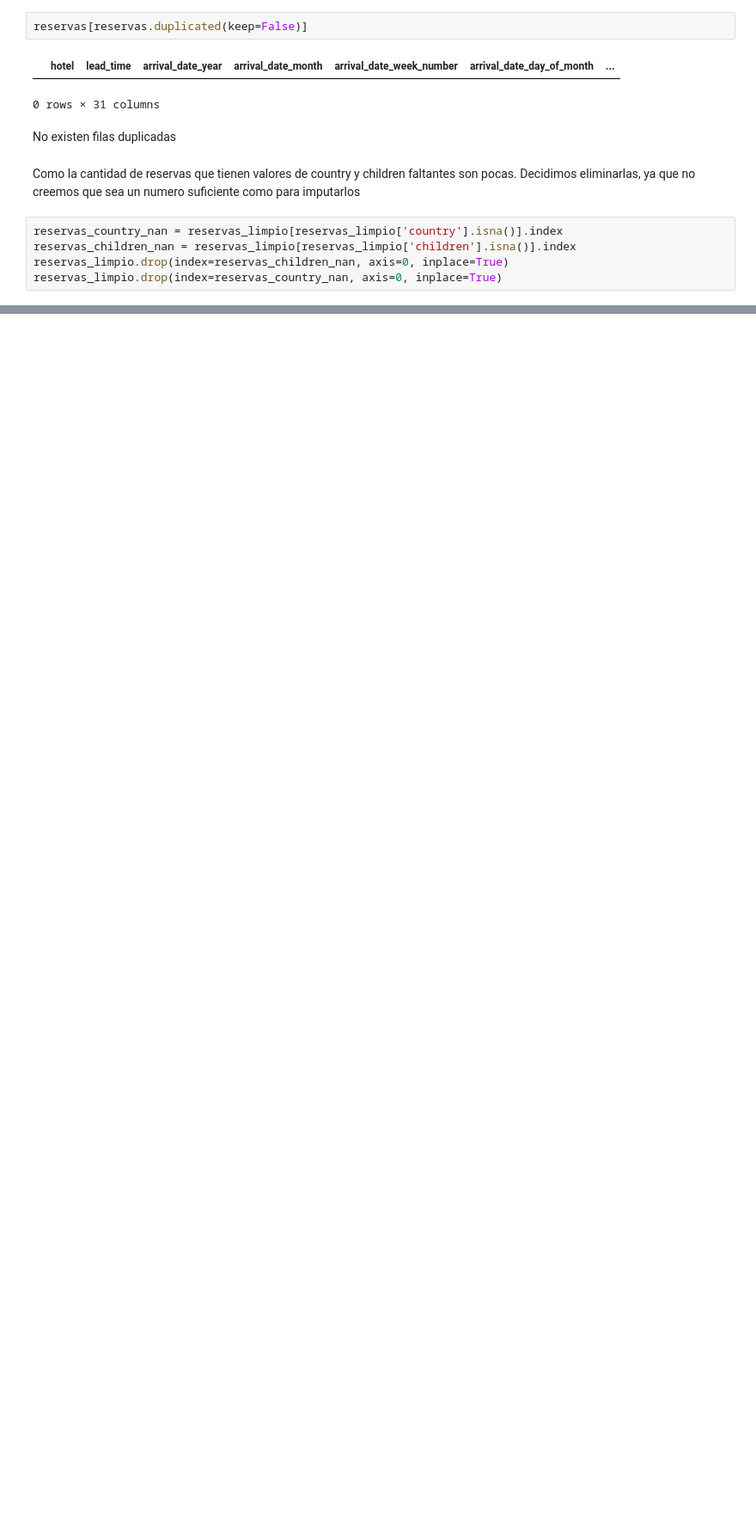
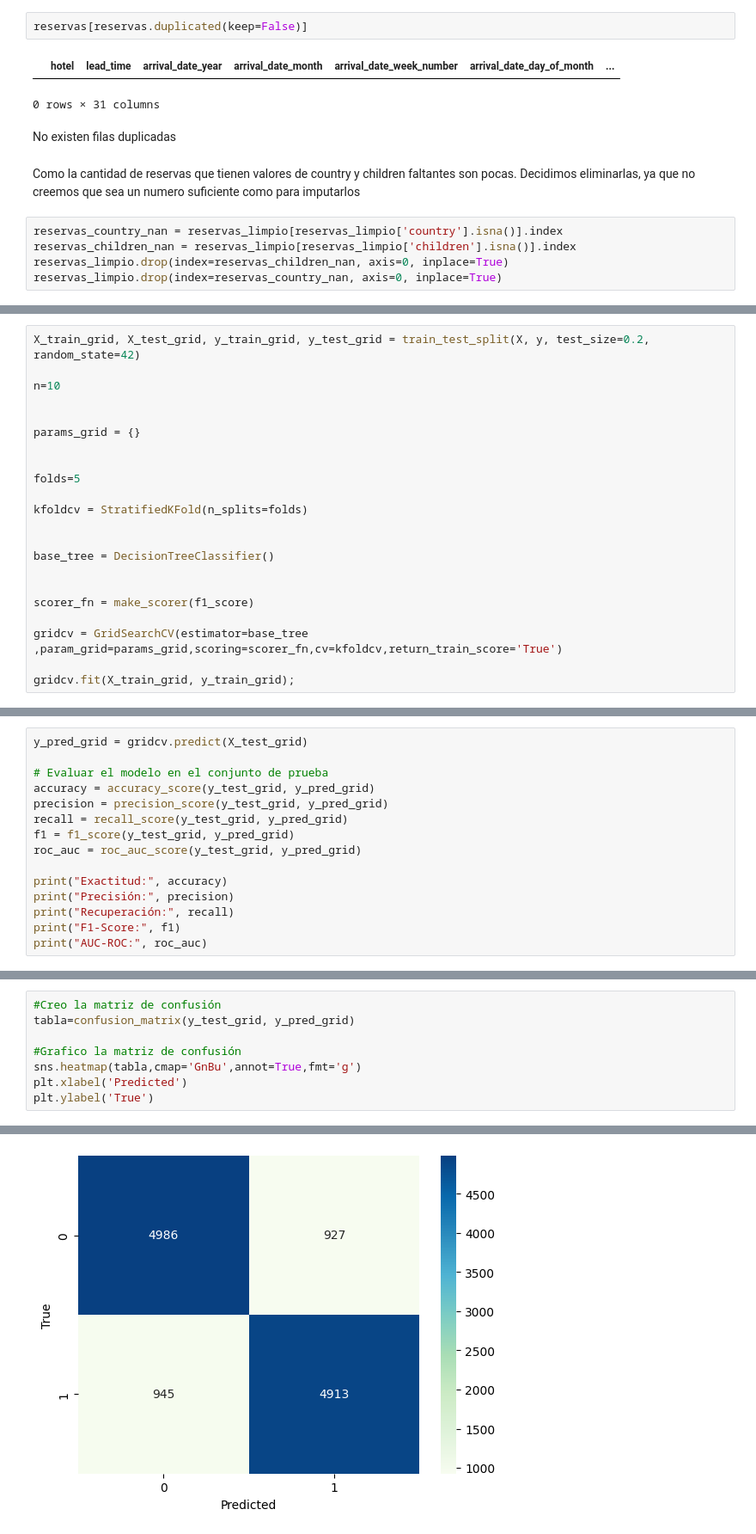
Before and after one commit to franmazzaro/7506R-2C2023-GRUPO39, a Jupyter notebook: 7506R_TP1_GRUPO39_CHP1_ENTREGA.ipynb, the cells around one changed output, grey strips where cells are left out. Shown at 86% size. Cells and saved outputs as stored; diff of their text form; blank space fills up the shorter version.

```diff
--- a/7506R_TP1_GRUPO39_CHP1_ENTREGA.ipynb
+++ b/7506R_TP1_GRUPO39_CHP1_ENTREGA.ipynb
@@ -1244,0 +1386,22 @@ reservas_limpio.drop(index=reservas_country_nan, axis=0, inplace=True)
+# %%
+X_train_grid, X_test_grid, y_train_grid, y_test_grid = train_test_split(X, y, test_size=0.2, random_state=42)
+
+n=10
+
+
+params_grid = {}
+
+
+folds=5
+
+kfoldcv = StratifiedKFold(n_splits=folds)
+
+
+base_tree = DecisionTreeClassifier()
+
+
+scorer_fn = make_scorer(f1_score)
+
+gridcv = GridSearchCV(estimator=base_tree ,param_grid=params_grid,scoring=scorer_fn,cv=kfoldcv,return_train_score='True')
+
+gridcv.fit(X_train_grid, y_train_grid);
@@ -1244,0 +1419,15 @@ reservas_limpio.drop(index=reservas_country_nan, axis=0, inplace=True)
+# %%
+y_pred_grid = gridcv.predict(X_test_grid)
+
+# Evaluar el modelo en el conjunto de prueba
+accuracy = accuracy_score(y_test_grid, y_pred_grid)
+precision = precision_score(y_test_grid, y_pred_grid)
+recall = recall_score(y_test_grid, y_pred_grid)
+f1 = f1_score(y_test_grid, y_pred_grid)
+roc_auc = roc_auc_score(y_test_grid, y_pred_grid)
+
+print("Exactitud:", accuracy)
+print("Precisión:", precision)
+print("Recuperación:", recall)
+print("F1-Score:", f1)
+print("AUC-ROC:", roc_auc)
@@ -1244,0 +1440,9 @@ reservas_limpio.drop(index=reservas_country_nan, axis=0, inplace=True)
+# %%
+#Creo la matriz de confusión
+tabla=confusion_matrix(y_test_grid, y_pred_grid)
+
+#Grafico la matriz de confusión
+sns.heatmap(tabla,cmap='GnBu',annot=True,fmt='g')
+plt.xlabel('Predicted')
+plt.ylabel('True')
+# %% [output]
@@ -1244,0 +1450 @@ reservas_limpio.drop(index=reservas_country_nan, axis=0, inplace=True)
+[figure, added]
```
Also changed, not shown: parts of 24 cells of this notebook.
